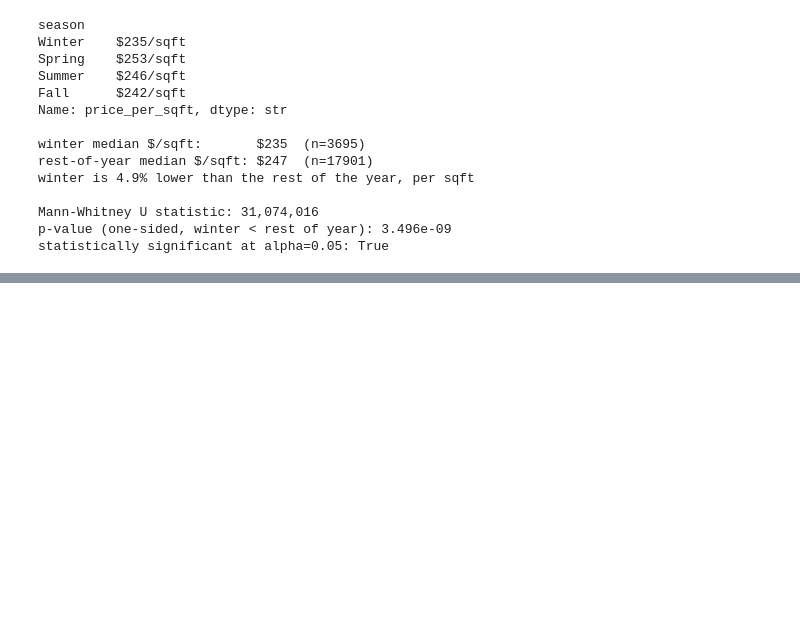
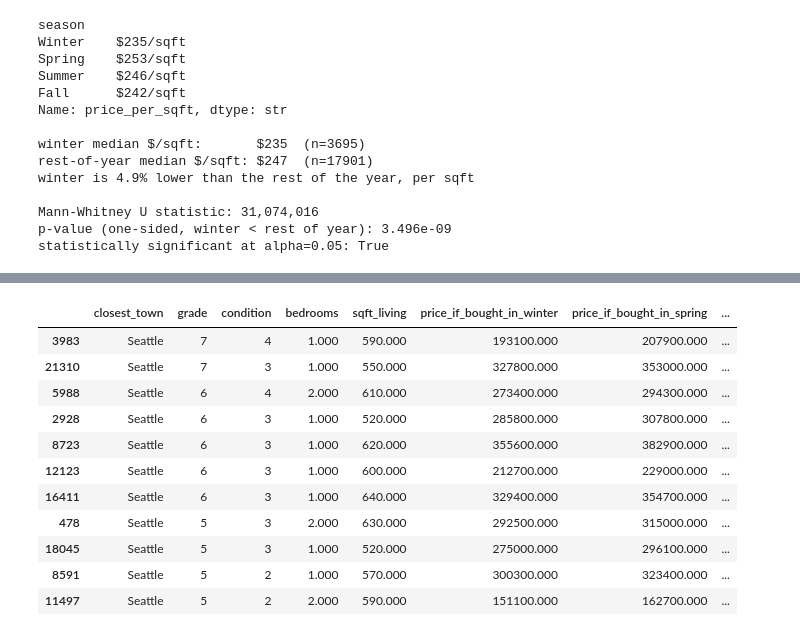
Before and after one commit to curls-me/ds-eda-project, a Jupyter notebook: 04_eda.ipynb, the cells around one changed output, grey strips where cells are left out. Drawn from its saved outputs; the diff is of its cells as text; code cells hidden in the pictures; blank space fills up the shorter version.

```diff
--- a/04_eda.ipynb
+++ b/04_eda.ipynb
@@ -1064,0 +1072,36 @@ statistically significant at alpha=0.05: True
+# %%
+overall_median_ppsf = df_clean["price_per_sqft"].median()  # dataset-wide baseline $/sqft, all seasons pooled
+season_price_index = season_median_ppsf / overall_median_ppsf  # each season's $/sqft relative to the annual baseline (1.0 = average)
+
+recommendation = density_shortlist.copy()
+recommendation["date"] = pd.to_datetime(recommendation["date"])
+recommendation["season"] = recommendation["date"].dt.month.map(SEASON_MAP)  # season the home actually sold in
+recommendation["own_season_index"] = recommendation["season"].map(season_price_index)
+
+for season in season_order:
+    # back out this home's own sale-season effect, then reapply each season's effect
+    recommendation[f"price_if_bought_in_{season.lower()}"] = (
+        recommendation["price"] / recommendation["own_season_index"] * season_price_index[season]
+    ).round(-2)
+
+season_price_cols = [f"price_if_bought_in_{s.lower()}" for s in season_order]
+recommendation["cheapest_season"] = recommendation[season_price_cols].idxmin(axis=1).str.replace("price_if_bought_in_", "").str.title()
+recommendation["winter_vs_summer_savings"] = recommendation["price_if_bought_in_summer"] - recommendation["price_if_bought_in_winter"]
+
+recommendation_sorted = recommendation.sort_values(["grade", "condition"], ascending=[False, False])  # best quality first
+
+display_cols = ["closest_town", "grade", "condition", "bedrooms", "sqft_living"] + season_price_cols + ["cheapest_season", "winter_vs_summer_savings"]
+recommendation_sorted[display_cols]
+# %% [output]
+|  | closest_town | grade | condition | bedrooms | sqft_living | price_if_bought_in_winter | price_if_bought_in_spring | ... |
+| 3983 | Seattle | 7 | 4 | 1.000 | 590.000 | 193100.000 | 207900.000 | ... |
+| 21310 | Seattle | 7 | 3 | 1.000 | 550.000 | 327800.000 | 353000.000 | ... |
+| 5988 | Seattle | 6 | 4 | 2.000 | 610.000 | 273400.000 | 294300.000 | ... |
+| 2928 | Seattle | 6 | 3 | 1.000 | 520.000 | 285800.000 | 307800.000 | ... |
+| 8723 | Seattle | 6 | 3 | 1.000 | 620.000 | 355600.000 | 382900.000 | ... |
+| 12123 | Seattle | 6 | 3 | 1.000 | 600.000 | 212700.000 | 229000.000 | ... |
+| 16411 | Seattle | 6 | 3 | 1.000 | 640.000 | 329400.000 | 354700.000 | ... |
+| 478 | Seattle | 5 | 3 | 2.000 | 630.000 | 292500.000 | 315000.000 | ... |
+| 18045 | Seattle | 5 | 3 | 1.000 | 520.000 | 275000.000 | 296100.000 | ... |
+| 8591 | Seattle | 5 | 2 | 1.000 | 570.000 | 300300.000 | 323400.000 | ... |
+| 11497 | Seattle | 5 | 2 | 2.000 | 590.000 | 151100.000 | 162700.000 | ... |
```
Also changed, not shown: parts of 7 cells of this notebook.
